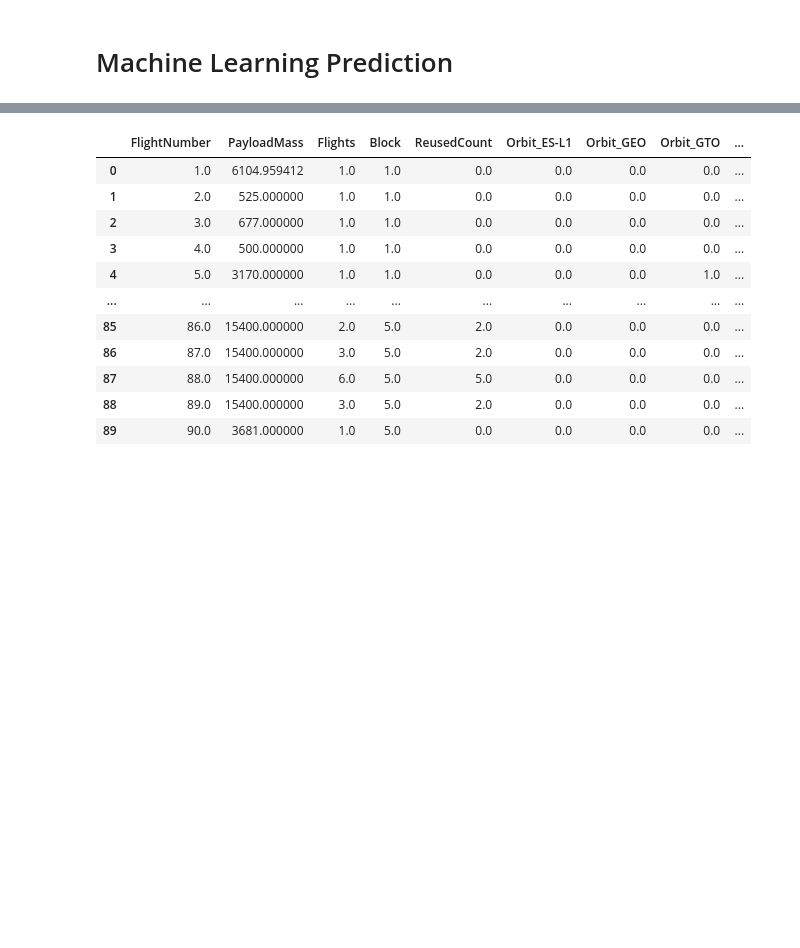
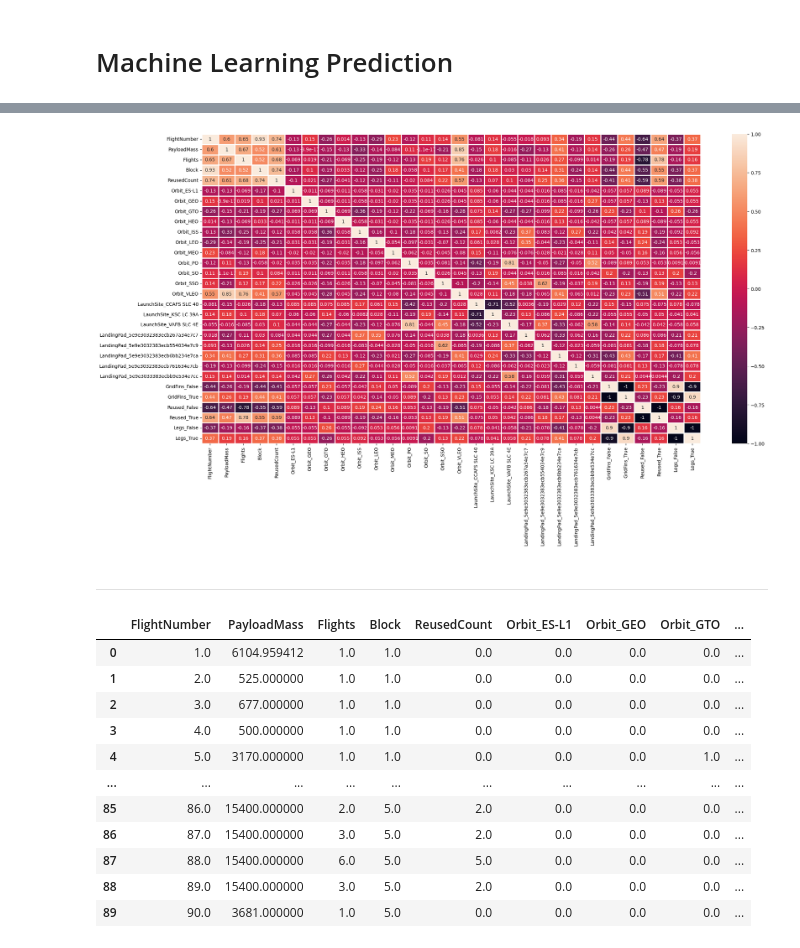
Before and after one commit to akriti-thakur/jupyter-notebook, a Jupyter notebook: space_x/spacex.ipynb, the cells around one changed output, grey strips where cells are left out. Drawn from its saved outputs; the diff is of its cells as text; code cells hidden in the pictures; blank space fills up the shorter version.

```diff
--- a/space_x/spacex.ipynb
+++ b/space_x/spacex.ipynb
@@ -675,0 +689,18 @@ Y = dm['Class'].to_numpy()
+# %%
+cat= dp.select_dtypes(exclude=['number']).columns
+cat
+from sklearn.preprocessing import LabelEncoder
+l=LabelEncoder()
+for col in cat:
+    dp[col]=l.fit_transform(dp[col])
+
+
+d= pd.DataFrame({"mean":dp.mean(),"median":dp.median(),"mode":dp.mode().iloc[0].values})
+
+mm=X
+m= pd.DataFrame({"mean":mm.mean(),"median":mm.median(),"mode":mm.mode().iloc[0].values})
+
+# d.var()
+# m.var()
+
+m
@@ -676,3 +805,14 @@ Y = dm['Class'].to_numpy()
+# %%
+plt.figure(figsize = (24, 12))
+
+corr = mm.corr()
+sns.heatmap(corr, annot = True, linewidths = 1)
+plt.show()
+# %% [output]
+[figure, added]
+# %% [markdown]
+
+---------------------------------------------------------------------------------------------------------------------------------------------------------------------------------------------------------------------------------------------------------------------------------------------------------------------------------------------------------------------------------------------------------------------------------------------------------------------------------------------------------------------------------------------------------------------------------------------------------------------------------------------------------------------------------------------------------
 # %%
 X
 
```
Also changed, not shown: parts of 8 cells of this notebook.
